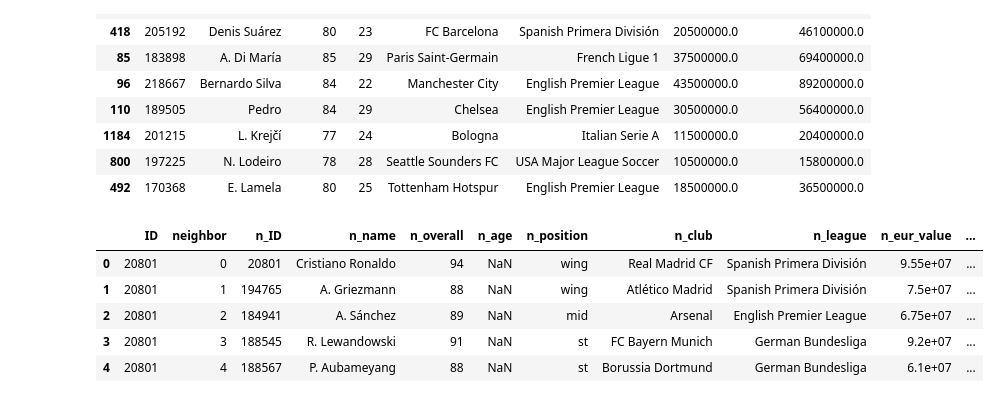
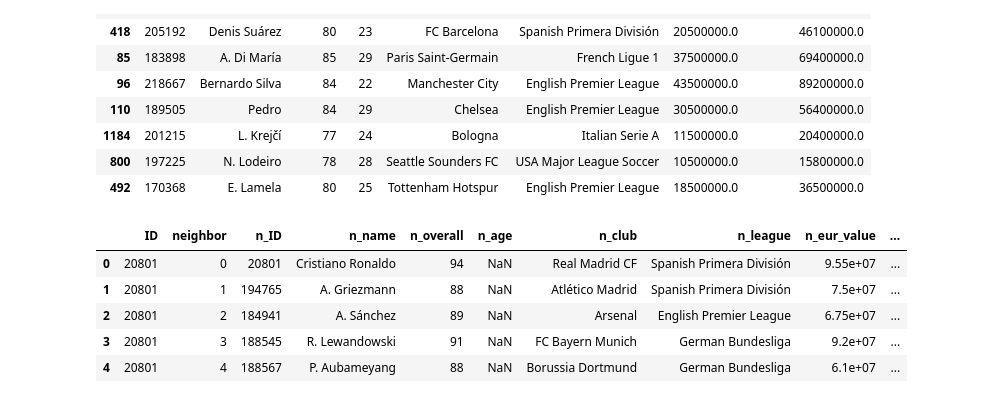
Before and after one commit to ppovedab/masterbigdatapfm, a Jupyter notebook: notebooks/pfm_pedro_poveda_02_modelo_no_supervisado_neighbors.ipynb, the cells around one changed output. Cells and saved outputs as stored; diff of their text form; code cells hidden in the pictures.

```diff
--- a/notebooks/pfm_pedro_poveda_02_modelo_no_supervisado_neighbors.ipynb
+++ b/notebooks/pfm_pedro_poveda_02_modelo_no_supervisado_neighbors.ipynb
@@ -216,42 +168,41 @@ df.iloc[neighbors[0:]][["ID", "name", "overall", "age", "club", "league", "eur_v
 # Inicializamos el dataset
 
 l = len(complete)
 n = l * 10
 index = range(0,n)
 columns = ["ID", "neighbor", "n_ID", "n_name", "n_overall", "n_age",
-           "n_position", "n_club", "n_league", "n_eur_value", "n_eur_release_clause"]
+           "n_club", "n_league", "n_eur_value", "n_eur_release_clause"]
 neighborsDF = pd.DataFrame(index=index, columns=columns)
 
 # Recorremos el dataset original con un bucle obteniendo los vecinos de cada futbolista
 
 listaJugadores = range(0, l)
 k = 0
-n = 11
+n = 10
 for i in listaJugadores:
     neighbors = model.kneighbors([df.iloc[i][x_columns]],n_neighbors=n)[1]
     neighbors = np.reshape(neighbors,(neighbors.shape[1]))
     listaNeighbors = range(0, n)
     for j in listaNeighbors:
         neighborsDF.loc[k,"ID"] = df.loc[i,'ID']
         neighborsDF.loc[k,"neighbor"] = j
         neighborsDF.loc[k,"n_ID"] = df.iloc[neighbors[j]]["ID"]
         neighborsDF.loc[k,"n_name"] = df.iloc[neighbors[j]]["name"]
         neighborsDF.loc[k,"n_overall"] = df.iloc[neighbors[j]]["overall"]
-        neighborsDF.loc[k,"n_position"] = df.iloc[neighbors[j]]["position"]
         neighborsDF.loc[k,"n_club"] = df.iloc[neighbors[j]]["club"]
         neighborsDF.loc[k,"n_league"] = df.iloc[neighbors[j]]["league"]
         neighborsDF.loc[k,"n_eur_value"] = df.iloc[neighbors[j]]["eur_value"]
         neighborsDF.loc[k,"n_eur_release_clause"] = df.iloc[neighbors[j]]["eur_release_clause"]
         k = k + 1
 
 neighborsDF.head()
 # %% [output]
-|  | ID | neighbor | n_ID | n_name | n_overall | n_age | n_position | n_club | n_league | n_eur_value | ... |
-| 0 | 20801 | 0 | 20801 | Cristiano Ronaldo | 94 | NaN | wing | Real Madrid CF | Spanish Primera División | 9.55e+07 | ... |
-| 1 | 20801 | 1 | 194765 | A. Griezmann | 88 | NaN | wing | Atlético Madrid | Spanish Primera División | 7.5e+07 | ... |
-| 2 | 20801 | 2 | 184941 | A. Sánchez | 89 | NaN | mid | Arsenal | English Premier League | 6.75e+07 | ... |
-| 3 | 20801 | 3 | 188545 | R. Lewandowski | 91 | NaN | st | FC Bayern Munich | German Bundesliga | 9.2e+07 | ... |
-| 4 | 20801 | 4 | 188567 | P. Aubameyang | 88 | NaN | st | Borussia Dortmund | German Bundesliga | 6.1e+07 | ... |
+|  | ID | neighbor | n_ID | n_name | n_overall | n_age | n_club | n_league | n_eur_value | ... |
+| 0 | 20801 | 0 | 20801 | Cristiano Ronaldo | 94 | NaN | Real Madrid CF | Spanish Primera División | 9.55e+07 | ... |
+| 1 | 20801 | 1 | 194765 | A. Griezmann | 88 | NaN | Atlético Madrid | Spanish Primera División | 7.5e+07 | ... |
+| 2 | 20801 | 2 | 184941 | A. Sánchez | 89 | NaN | Arsenal | English Premier League | 6.75e+07 | ... |
+| 3 | 20801 | 3 | 188545 | R. Lewandowski | 91 | NaN | FC Bayern Munich | German Bundesliga | 9.2e+07 | ... |
+| 4 | 20801 | 4 | 188567 | P. Aubameyang | 88 | NaN | Borussia Dortmund | German Bundesliga | 6.1e+07 | ... |
 # %%
 # Escribimos el resultado en CSV
 
```
Also changed, not shown: parts of 3 cells of this notebook, 1 other file.
